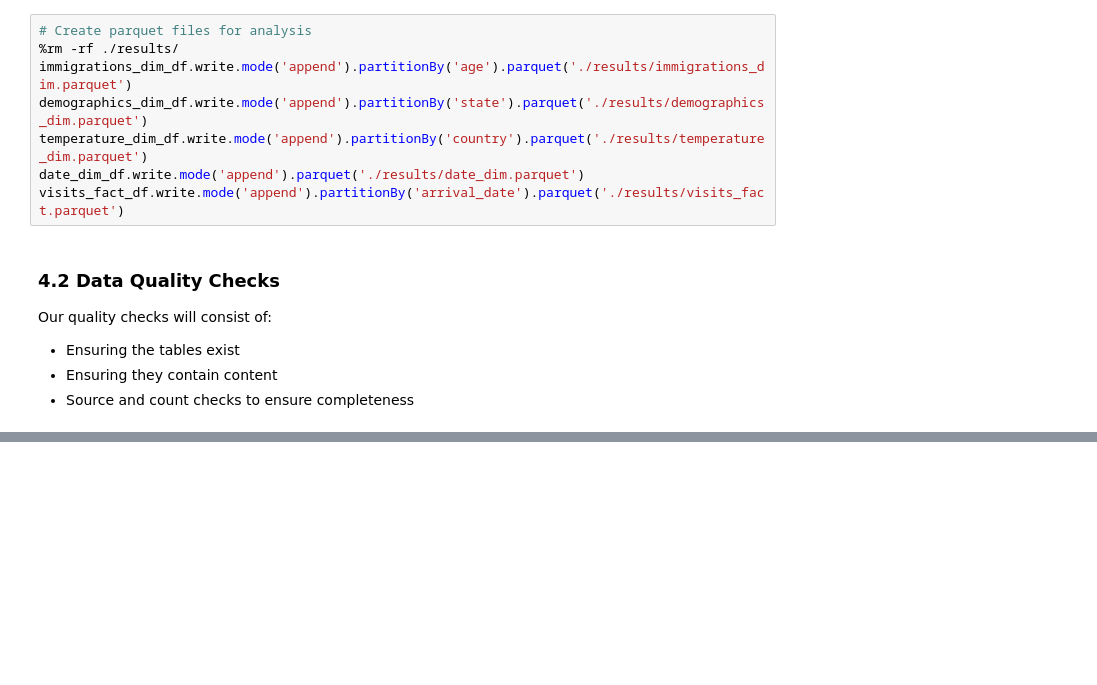
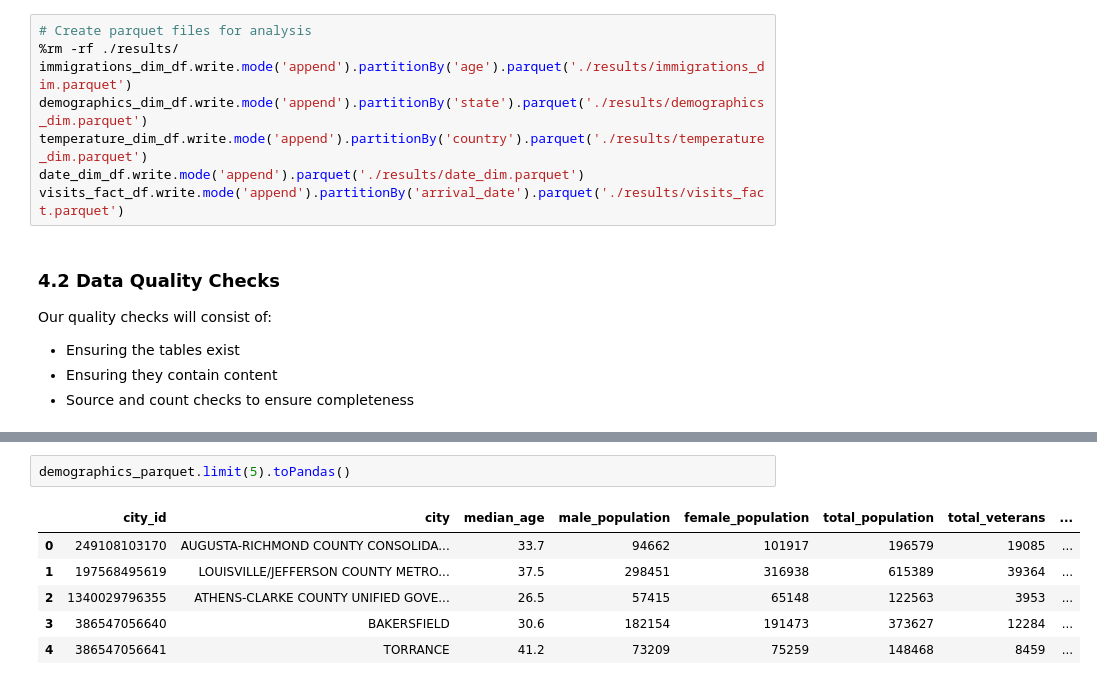
Before and after one commit to taylteller/data-engineering-pipeline, a Jupyter notebook: etl.ipynb, the cells around one changed output, grey strips where cells are left out. Drawn from its saved outputs; the diff is of its cells as text; blank space fills up the shorter version.

```diff
--- a/etl.ipynb
+++ b/etl.ipynb
@@ -498,0 +649,9 @@ Create a data dictionary for your data model. For each field, provide a brief de
+# %%
+demographics_parquet.limit(5).toPandas()
+# %% [output]
+|  | city_id | city | median_age | male_population | female_population | total_population | total_veterans | ... |
+| 0 | 249108103170 | AUGUSTA-RICHMOND COUNTY CONSOLIDA... | 33.7 | 94662 | 101917 | 196579 | 19085 | ... |
+| 1 | 197568495619 | LOUISVILLE/JEFFERSON COUNTY METRO... | 37.5 | 298451 | 316938 | 615389 | 39364 | ... |
+| 2 | 1340029796355 | ATHENS-CLARKE COUNTY UNIFIED GOVE... | 26.5 | 57415 | 65148 | 122563 | 3953 | ... |
+| 3 | 386547056640 | BAKERSFIELD | 30.6 | 182154 | 191473 | 373627 | 12284 | ... |
+| 4 | 386547056641 | TORRANCE | 41.2 | 73209 | 75259 | 148468 | 8459 | ... |
```
Also changed, not shown: parts of 47 cells of this notebook, 2 other files.
